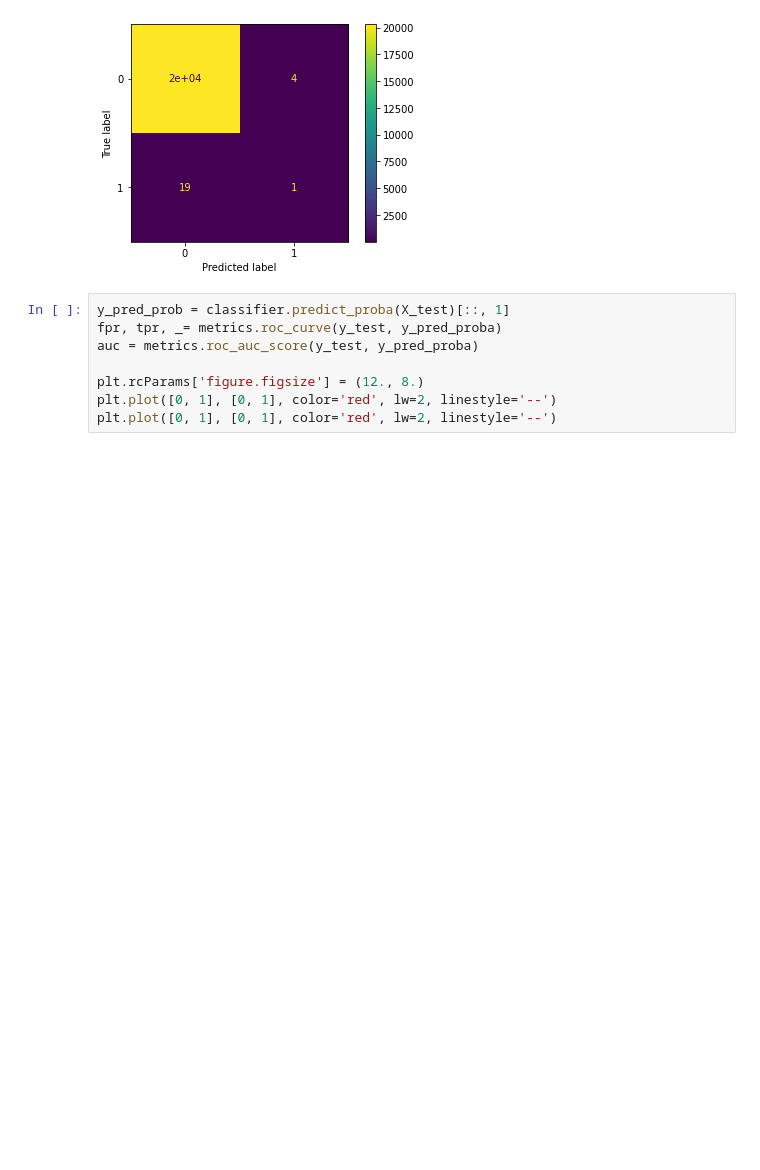
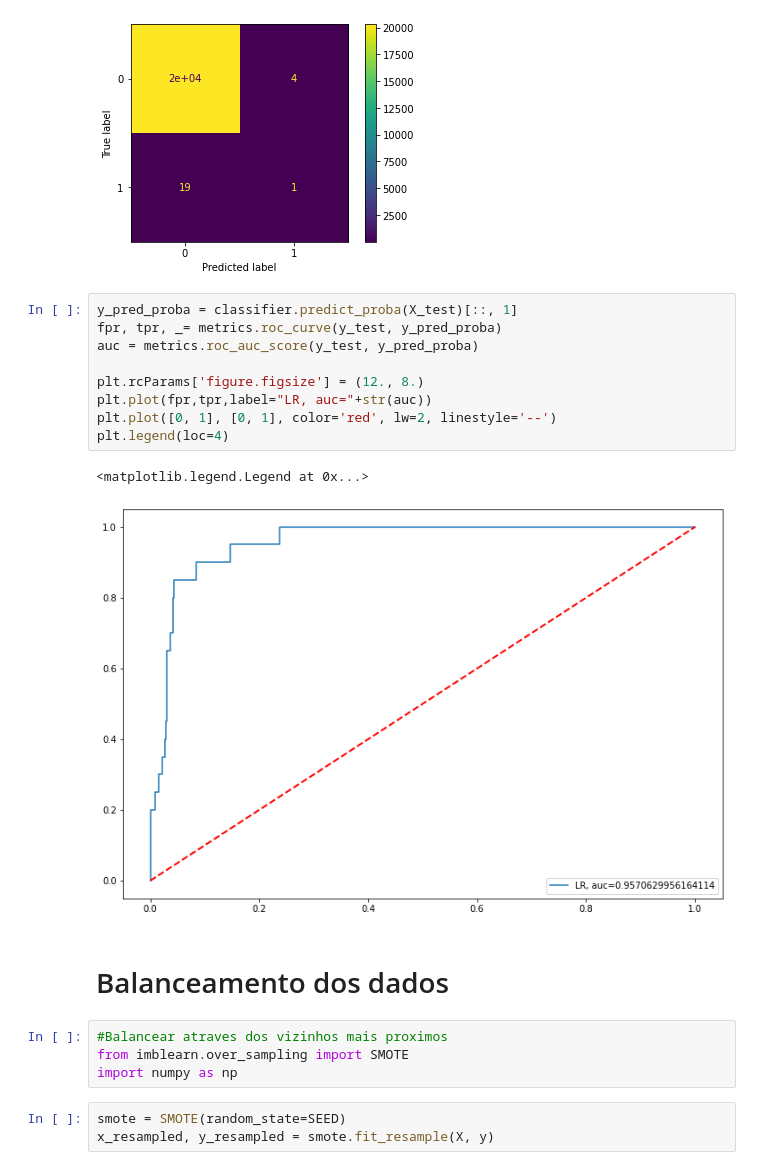
Before and after one commit to thayannefranca/detection_fraude, a Jupyter notebook: detection_fraude.ipynb, the cells around one changed output. Cells and saved outputs as stored; diff of their text form; blank space fills up the shorter version.

Commit message:
Balanceando as classes através do técnica SMOTE

```diff
--- a/detection_fraude.ipynb
+++ b/detection_fraude.ipynb
@@ -210,10 +208,23 @@ disp.plot()
 <sklearn.metrics._plot.confusion_matrix.ConfusionMatrixDisplay at 0x...>
 [figure]
 # %%
-y_pred_prob = classifier.predict_proba(X_test)[::, 1]
+y_pred_proba = classifier.predict_proba(X_test)[::, 1]
 fpr, tpr, _= metrics.roc_curve(y_test, y_pred_proba)
 auc = metrics.roc_auc_score(y_test, y_pred_proba)
 
 plt.rcParams['figure.figsize'] = (12., 8.)
+plt.plot(fpr,tpr,label="LR, auc="+str(auc))
 plt.plot([0, 1], [0, 1], color='red', lw=2, linestyle='--')
-plt.plot([0, 1], [0, 1], color='red', lw=2, linestyle='--')
+plt.legend(loc=4)
+# %% [output]
+<matplotlib.legend.Legend at 0x...>
+[figure, added]
+# %% [markdown]
+# Balanceamento dos dados
+# %%
+#Balancear atraves dos vizinhos mais proximos
+from imblearn.over_sampling import SMOTE
+import numpy as np
+# %%
+smote = SMOTE(random_state=SEED)
+x_resampled, y_resampled = smote.fit_resample(X, y)
```
Also changed, not shown: parts of 2 cells of this notebook.
